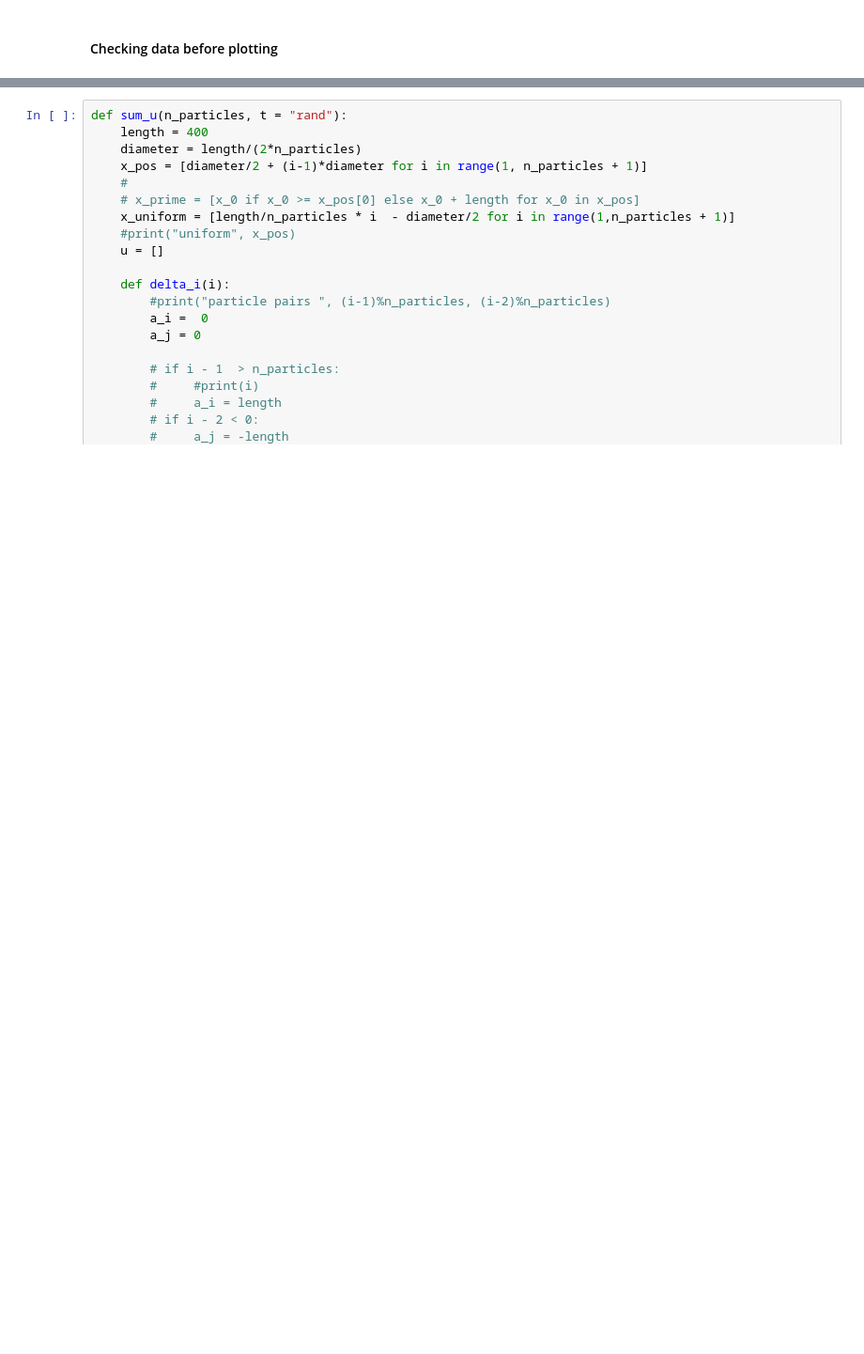
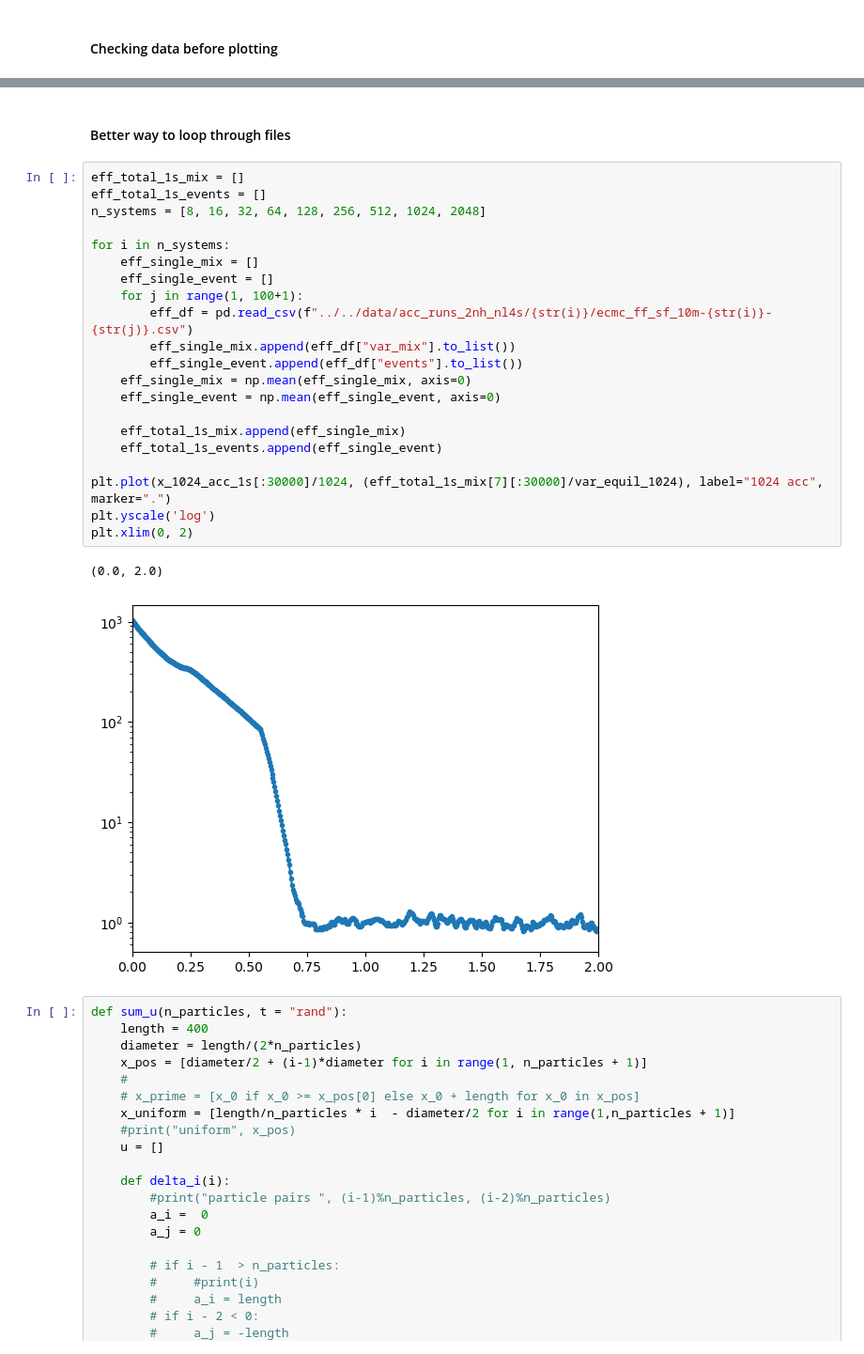
Before and after one commit to plumol/monte-carlo-simulations, a Jupyter notebook: post-analysis/mixing_times.ipynb, the cells around one changed output, grey strips where cells are left out. Shown at 94% size. Saved outputs shown, nothing was run; the diff lists cells and outputs as text; blank space fills up the shorter version.

Commit message:
better way to loop through files and minor revamps

```diff
--- a/post-analysis/mixing_times.ipynb
+++ b/post-analysis/mixing_times.ipynb
@@ -578,3 +583,29 @@ ax.set_xlim(0, 2)
+# %% [markdown]
+#### Better way to loop through files
+# %%
+eff_total_1s_mix = []
+eff_total_1s_events = []
+n_systems = [8, 16, 32, 64, 128, 256, 512, 1024, 2048]
+
+for i in n_systems:
+    eff_single_mix = []
+    eff_single_event = []
+    for j in range(1, 100+1):
+        eff_df = pd.read_csv(f"../../data/acc_runs_2nh_nl4s/{str(i)}/ecmc_ff_sf_10m-{str(i)}-{str(j)}.csv")
+        eff_single_mix.append(eff_df["var_mix"].to_list())
+        eff_single_event.append(eff_df["events"].to_list())
+    eff_single_mix = np.mean(eff_single_mix, axis=0)
+    eff_single_event = np.mean(eff_single_event, axis=0)
+
+    eff_total_1s_mix.append(eff_single_mix)
+    eff_total_1s_events.append(eff_single_event)
+
+plt.plot(x_1024_acc_1s[:30000]/1024, (eff_total_1s_mix[7][:30000]/var_equil_1024), label="1024 acc", marker=".")
+plt.yscale('log')
+plt.xlim(0, 2)
+# %% [output]
+(0.0, 2.0)
+[figure, added]
 # %%
 def sum_u(n_particles, t = "rand"):
     length = 400
```
Also changed, not shown: parts of 4 cells of this notebook, 3 other files.
